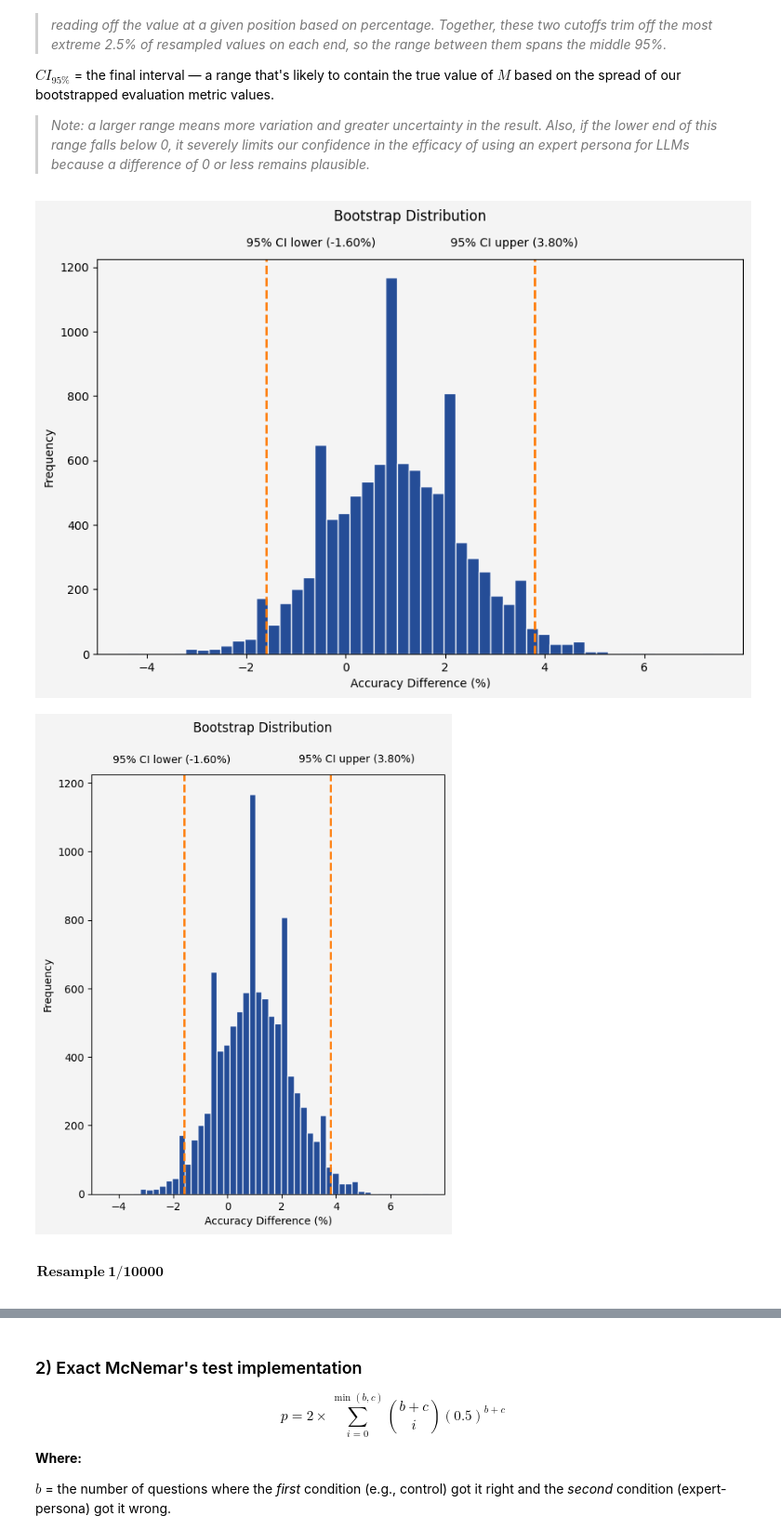
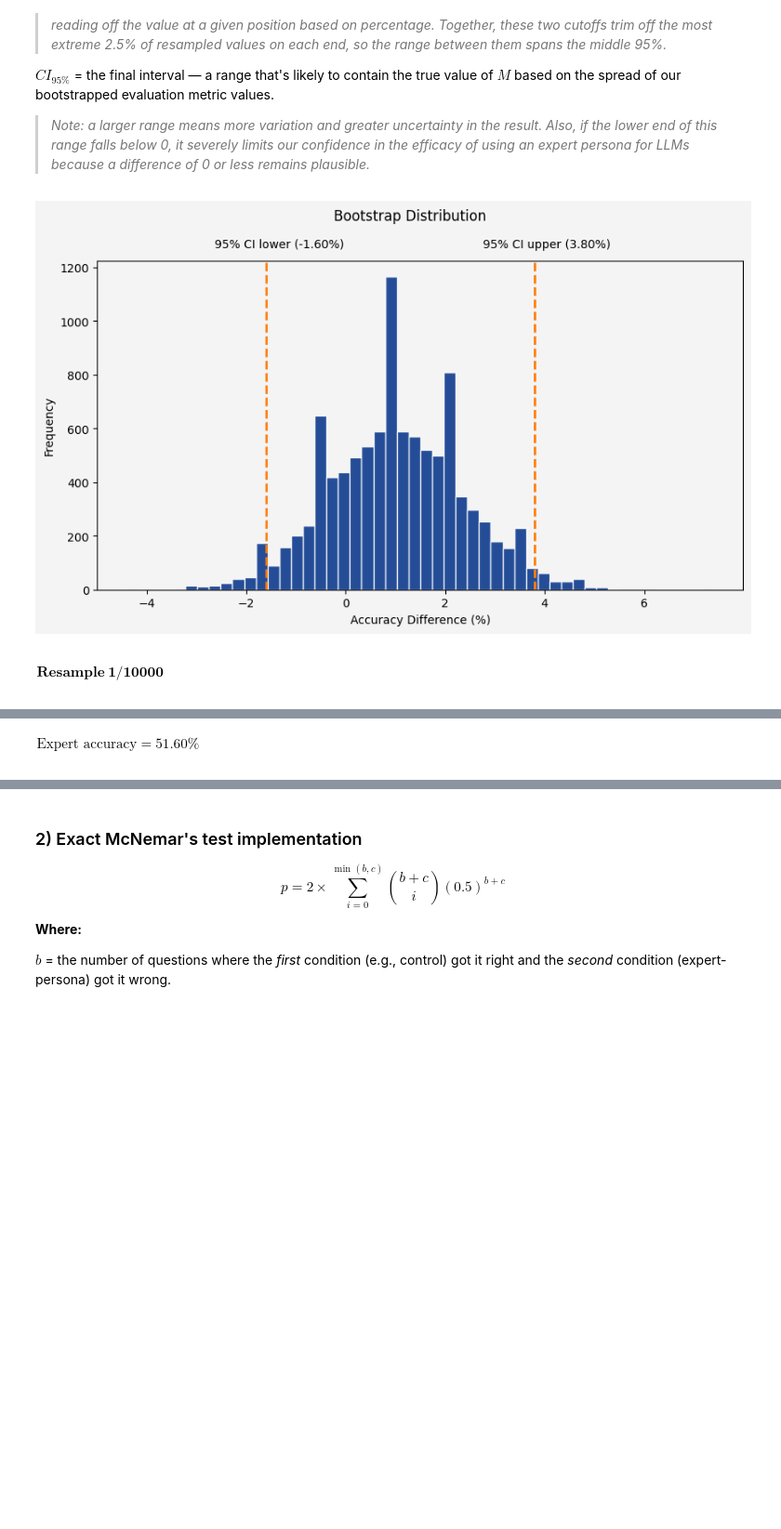
Before and after one commit to jcarterlab/expert-persona-eval, a Jupyter notebook: eval_analysis.ipynb, the cells around one changed output, grey strips where cells are left out. Shown at 93% size. Saved outputs shown, nothing was run; the diff lists cells and outputs as text; code cells hidden in the pictures; blank space fills up the shorter version.

```diff
--- a/eval_analysis.ipynb
+++ b/eval_analysis.ipynb
@@ -303,6 +331,7 @@ def create_bootstrapp_vizz(
     fig_width,
     fig_height,
     col_spacing,
+    y,
     plot_name,
     show=True
 ):
@@ -337,12 +366,12 @@ def create_bootstrapp_vizz(
 
     ax.set_ylabel('Frequency')
     ax.set_xlabel('Accuracy Difference (%)')
-    fig.suptitle('Bootstrap Distribution', y=1)
+    fig.suptitle('Bootstrap Distribution', y=y)
     ax.legend(
         loc='lower center',
         bbox_to_anchor=(0.4875, 1),
         ncol=2,
-        columnspacing=6.5,
+        columnspacing=col_spacing,
         handlelength=0,
         handletextpad=0,
         frameon=False
@@ -360,46 +389,49 @@ def create_bootstrapp_vizz(
     if show:
         plt.show()
 
+    plt.close(fig)
+
 fig_width = [10, 6]
-fig_height = [6, 7]
-col_spacing = [16.5, 5]
+fig_height = [5, 7]
+col_spacing = [12, 3.5]
+y = [1.025, 1]
 names = ['bootstrap_histogram_desktop', 'bootstrap_histogram_mobile']
-show = [True, True]
+show = [True, False]
 
 for i, name in enumerate(names):
 
     create_bootstrapp_vizz(
         fig_width[i],
         fig_height[i],
         col_spacing[i],
+        y[i],
         name,
         show[i]
     )
 
 
 # show results
 if verbose:
     stop = len(results)
 
     if truncate_at is not None and isinstance(truncate_at, (int)):
         stop = min(truncate_at, len(results))
 
     for i, result in enumerate(results[:stop]):
         display(Math(rf'\begin{{array}}{{l}} \\ \\ \mathbf{{Resample\ {i+1}/{n_bootstrap}}} \\ \end{{array}}'))
         display(Math(rf'\begin{{array}}{{l}} \text{{Control accuracy}} = {control[i] * 100:.2f}\% \end{{array}}'))
         display(Math(rf'\begin{{array}}{{l}} \text{{Expert accuracy}} = {expert[i] * 100:.2f}\% \\ \end{{array}}'))
         display(Math(rf'\begin{{array}}{{l}} M^{{(b)}} = {result:.2f}\% \end{{array}}'))
 
     if stop < len(results):
         print("\n\n...\n\n")
 
 display(Math(rf'\begin{{array}}{{l}} \mathbf{{Bootstrap\ results}} \\ \end{{array}}'))
 display(Math(rf'\begin{{array}}{{l}} \bar{{M}} = {results.mean():.2f}\% \end{{array}}'))
 display(Math(rf'\begin{{array}}{{l}} SE_{{\text{{boot}}}} = {results.std(ddof=1):.2f}\% \end{{array}}'))
 display(Math(rf'\begin{{array}}{{l}} CI_{{95\%}} = [{ci[0]:.2f}\%,\; {ci[1]:.2f}\%] \\ \\ \\ \\ \end{{array}}'))
 # %% [output]
-[figure, old version]
+[figure, new version]
-[figure, removed]
 $\displaystyle \begin{array}{l} \\ \\ \mathbf{Resample\ 1/10000} \\ \end{array}$
 $\displaystyle \begin{array}{l} \text{Control accuracy} = 51.40\% \end{array}$
 $\displaystyle \begin{array}{l} \text{Expert accuracy} = 51.00\% \\ \end{array}$
@@ -410,3 +442,4 @@ $\displaystyle \begin{array}{l} \text{Expert accuracy} = 49.20\% \\ \end{array}$
 $\displaystyle \begin{array}{l} M^{(b)} = 1.80\% \end{array}$
 $\displaystyle \begin{array}{l} \\ \\ \mathbf{Resample\ 3/10000} \\ \end{array}$
 $\displaystyle \begin{array}{l} \text{Control accuracy} = 49.60\% \end{array}$
+$\displaystyle \begin{array}{l} \text{Expert accuracy} = 51.60\% \\ \end{array}$
```
Also changed, not shown: parts of 3 cells of this notebook, 5 other files.
